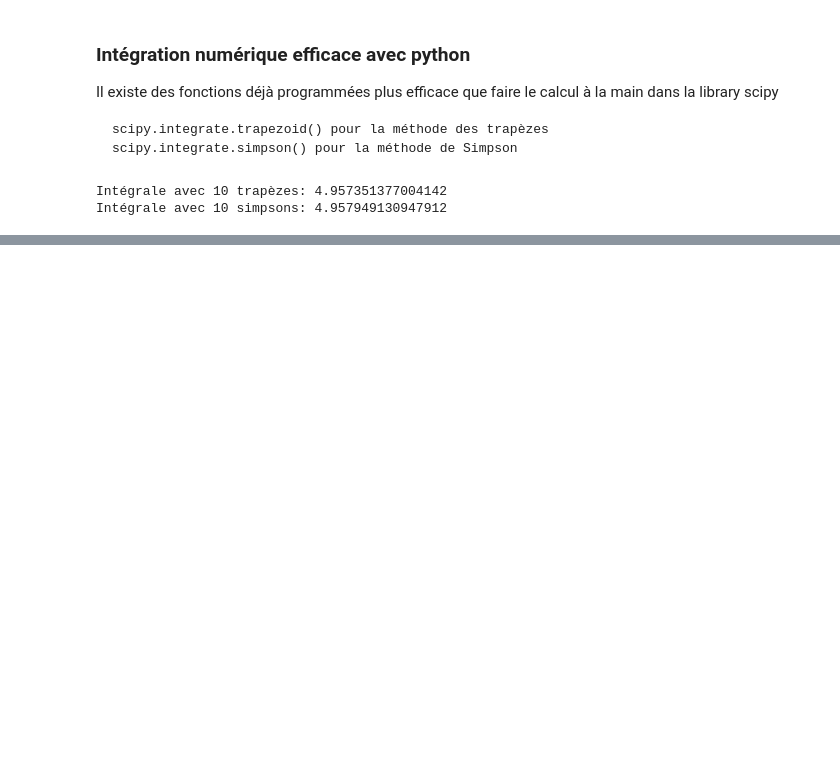
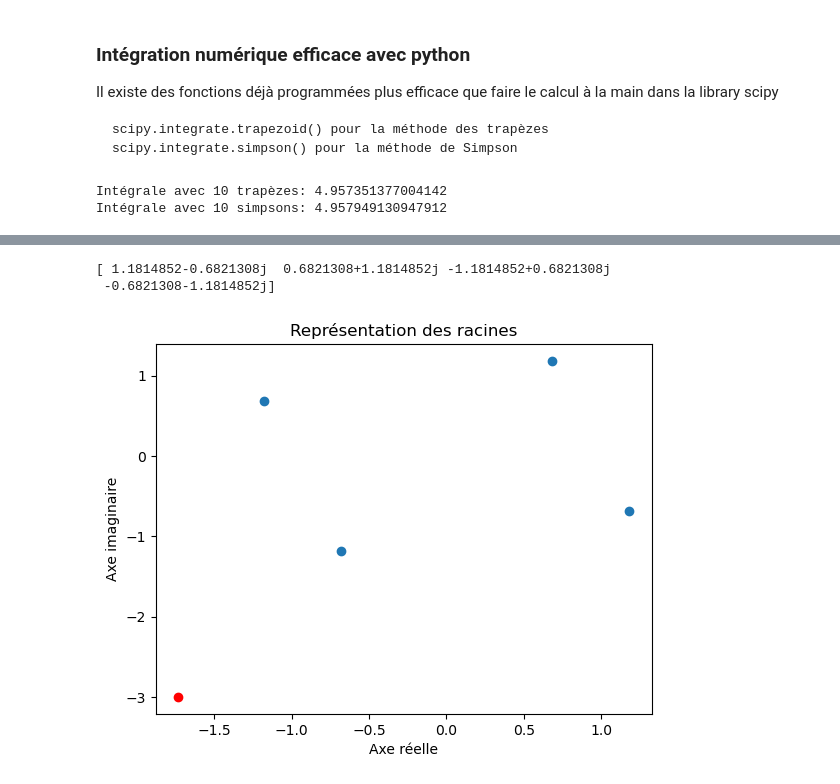
Before and after one commit to Zach3292/Calcul3, a Jupyter notebook: Note de cours.ipynb, the cells around one changed output, grey strips where cells are left out. Saved outputs shown, nothing was run; the diff lists cells and outputs as text; code cells hidden in the pictures; blank space fills up the shorter version.

```diff
--- a/Note de cours.ipynb
+++ b/Note de cours.ipynb
@@ -955,0 +1058,29 @@ Intégrale avec 10 simpsons: 4.957949130947912
+# %%
+import numpy as np
+import matplotlib.pyplot as plt
+
+def get_racines(z, n):
+    arg = np.angle(z)
+    module = np.abs(z)
+    racines = np.zeros(n, dtype = complex)
+
+    for i in range(n):
+        angle = (arg + 2*i*np.pi) / n
+        racines[i] = (module**(1/n)) * (np.cos(angle) + 1j*np.sin(angle))
+    return racines
+
+z = np.array([-np.sqrt(3)-3j])
+
+racines = get_racines(z, 4)
+print(racines)
+
+plt.scatter(z.real, z.imag, color = 'r')
+plt.scatter(racines.real, racines.imag)
+plt.xlabel('Axe réelle')
+plt.ylabel('Axe imaginaire')
+plt.title('Représentation des racines')
+plt.show()
+# %% [output]
+[ 1.1814852-0.6821308j  0.6821308+1.1814852j -1.1814852+0.6821308j
+ -0.6821308-1.1814852j]
+[figure, added]
```
Also changed, not shown: parts of 7 cells of this notebook.
